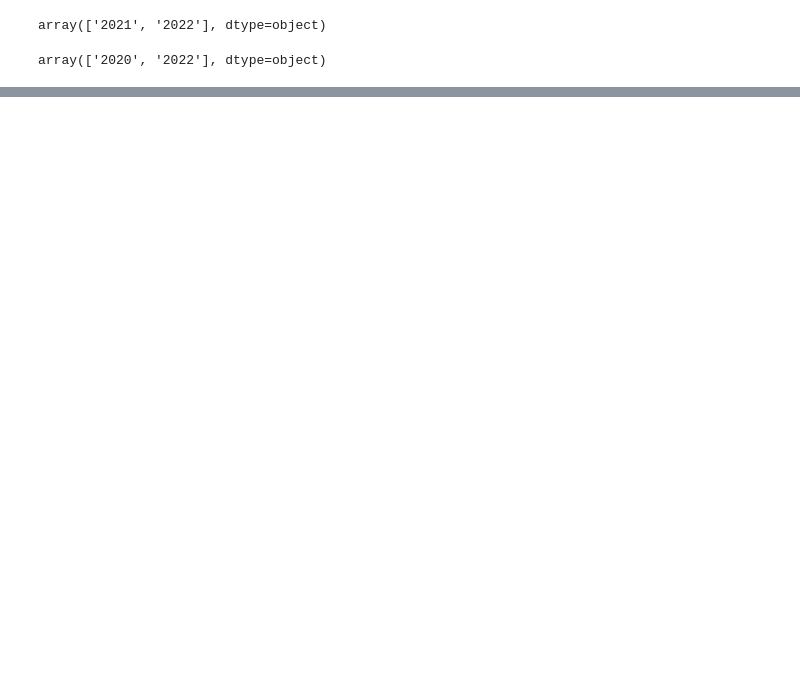
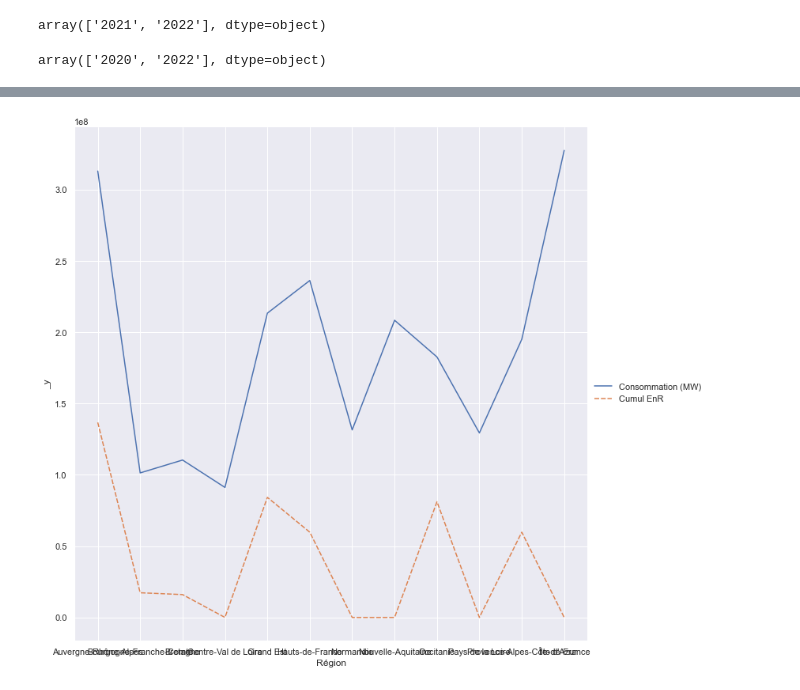
Before and after one commit to CosyRoxy/energie, a Jupyter notebook: Energie - explo.ipynb, the cells around one changed output, grey strips where cells are left out. Saved outputs shown, nothing was run; the diff lists cells and outputs as text; code cells hidden in the pictures; blank space fills up the shorter version.

```diff
--- a/Energie - explo.ipynb
+++ b/Energie - explo.ipynb
@@ -188,0 +237,12 @@ energie.drop('Column 30', axis=1, inplace=True)
+# %%
+#Visualisation n°2 par région, part de la production d'énergies renouvelables vs la consommation totale
+
+energie20_22 = energie.loc[energie["Année"]>"2019"]
+energie20_22 = energie20_22[["Région", "Consommation (MW)", "Année", "Cumul EnR"]]
+
+energie20_22 = energie20_22.groupby(["Région"]).sum()
+energie20_22
+
+sns.relplot(data=energie20_22, kind="line",height=10);
+# %% [output]
+[figure, added]
```
Also changed, not shown: parts of 14 cells of this notebook.
